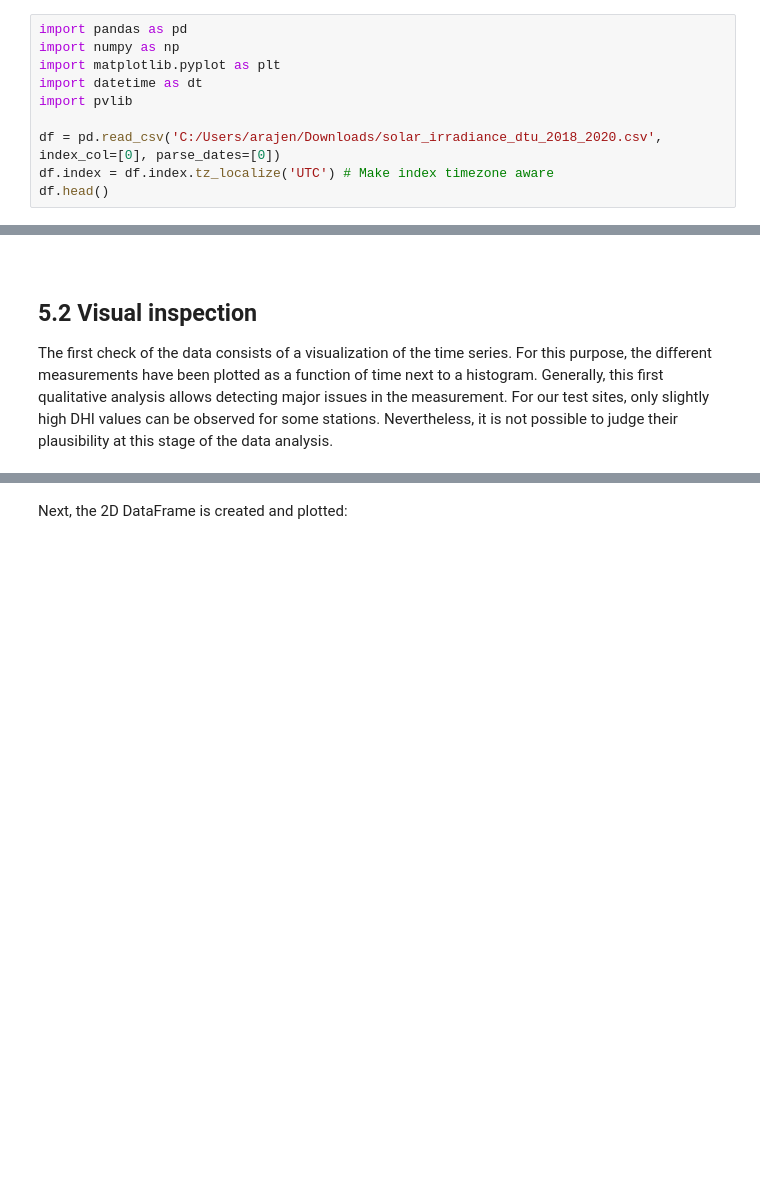
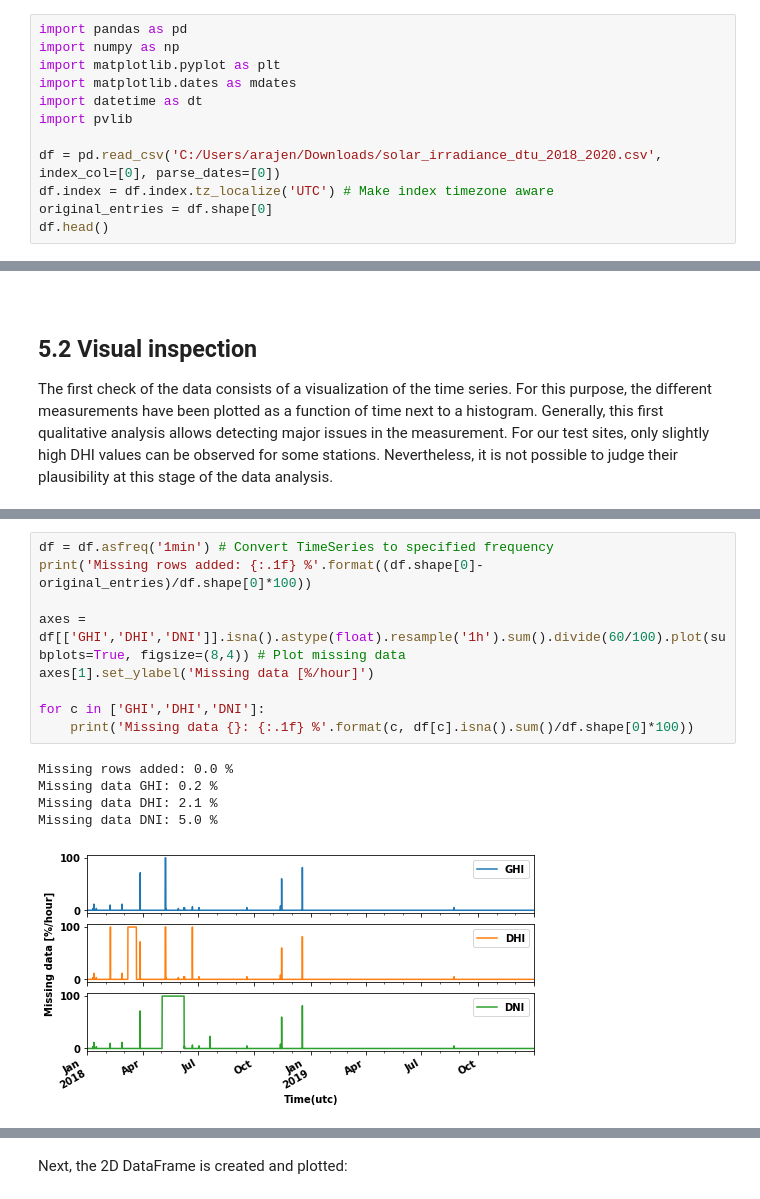
Before and after one commit to tiba-lab/Solar-Resource-Assessment-in-Python, a Jupyter notebook: notebooks/quality_asessment.ipynb, the cells around one changed output, grey strips where cells are left out. Drawn from its saved outputs; the diff is of its cells as text; blank space fills up the shorter version.

```diff
--- a/notebooks/quality_asessment.ipynb
+++ b/notebooks/quality_asessment.ipynb
@@ -17,11 +11,13 @@ In order to demonstrate the quality assessment methods which will be introduced
 import pandas as pd
 import numpy as np
 import matplotlib.pyplot as plt
+import matplotlib.dates as mdates
 import datetime as dt
 import pvlib
 
 df = pd.read_csv('C:/Users/arajen/Downloads/solar_irradiance_dtu_2018_2020.csv', index_col=[0], parse_dates=[0])
 df.index = df.index.tz_localize('UTC') # Make index timezone aware
+original_entries = df.shape[0]
 df.head()
 # %% [output]
 |  | GHI | DHI | DNI | zenith | azimuth |
@@ -51,3 +51,18 @@ Wall time: 15.5 s
+# %%
+df = df.asfreq('1min') # Convert TimeSeries to specified frequency
+print('Missing rows added: {:.1f} %'.format((df.shape[0]-original_entries)/df.shape[0]*100))
+
+axes = df[['GHI','DHI','DNI']].isna().astype(float).resample('1h').sum().divide(60/100).plot(subplots=True, figsize=(8,4)) # Plot missing data
+axes[1].set_ylabel('Missing data [%/hour]')
+
+for c in ['GHI','DHI','DNI']:
+    print('Missing data {}: {:.1f} %'.format(c, df[c].isna().sum()/df.shape[0]*100))
+# %% [output]
+Missing rows added: 0.0 %
+Missing data GHI: 0.2 %
+Missing data DHI: 2.1 %
+Missing data DNI: 5.0 %
+[figure, added]
 # %% [markdown]
 <br>
 
```
Also changed, not shown: parts of 21 cells of this notebook.
